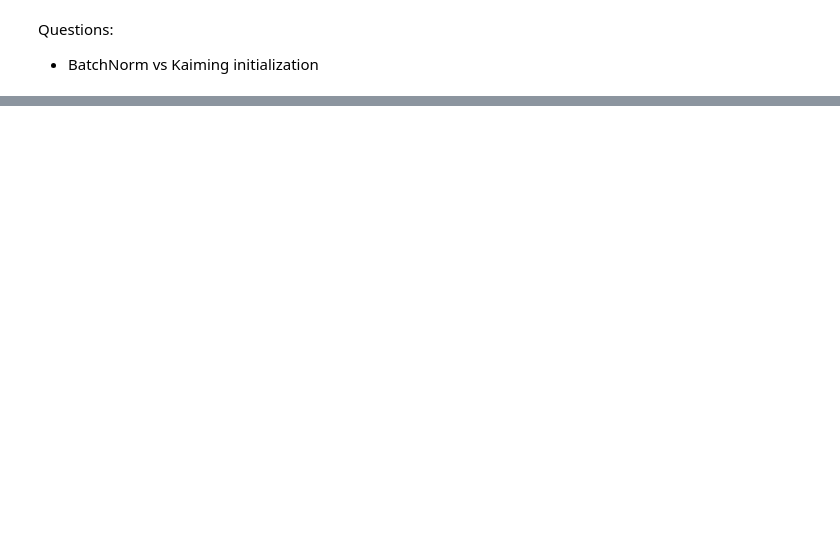
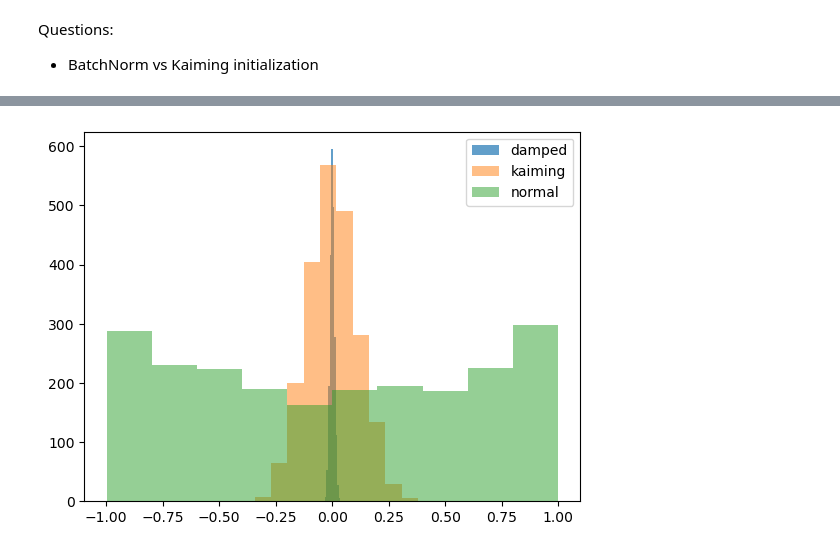
Before and after one commit to osamja/zero-to-hero, a Jupyter notebook: lecture_4_activation_gradients.ipynb, the cells around one changed output, grey strips where cells are left out. Saved outputs shown, nothing was run; the diff lists cells and outputs as text; code cells hidden in the pictures; blank space fills up the shorter version.

```diff
--- a/lecture_4_activation_gradients.ipynb
+++ b/lecture_4_activation_gradients.ipynb
@@ -1847,0 +1874,15 @@ Questions:
+# %%
+# visualize histograms of the activation distributions
+
+kaiming_activated = torch.tanh(kaiming_weight)
+damped_activated = torch.tanh(damped_weight)
+activated = torch.tanh(weight)
+
+# Plot multiple histograms on the same plot of the activation distributions
+plt.hist(damped_activated.flatten(), alpha=0.7, label='damped')
+plt.hist(kaiming_activated.flatten(), alpha=0.5, label='kaiming')
+plt.hist(activated.flatten(), alpha=0.5, label='normal')
+plt.legend(loc='upper right')
+plt.show()
+# %% [output]
+[figure, added]
```
Also changed, not shown: parts of 23 cells of this notebook, 1 other file.
